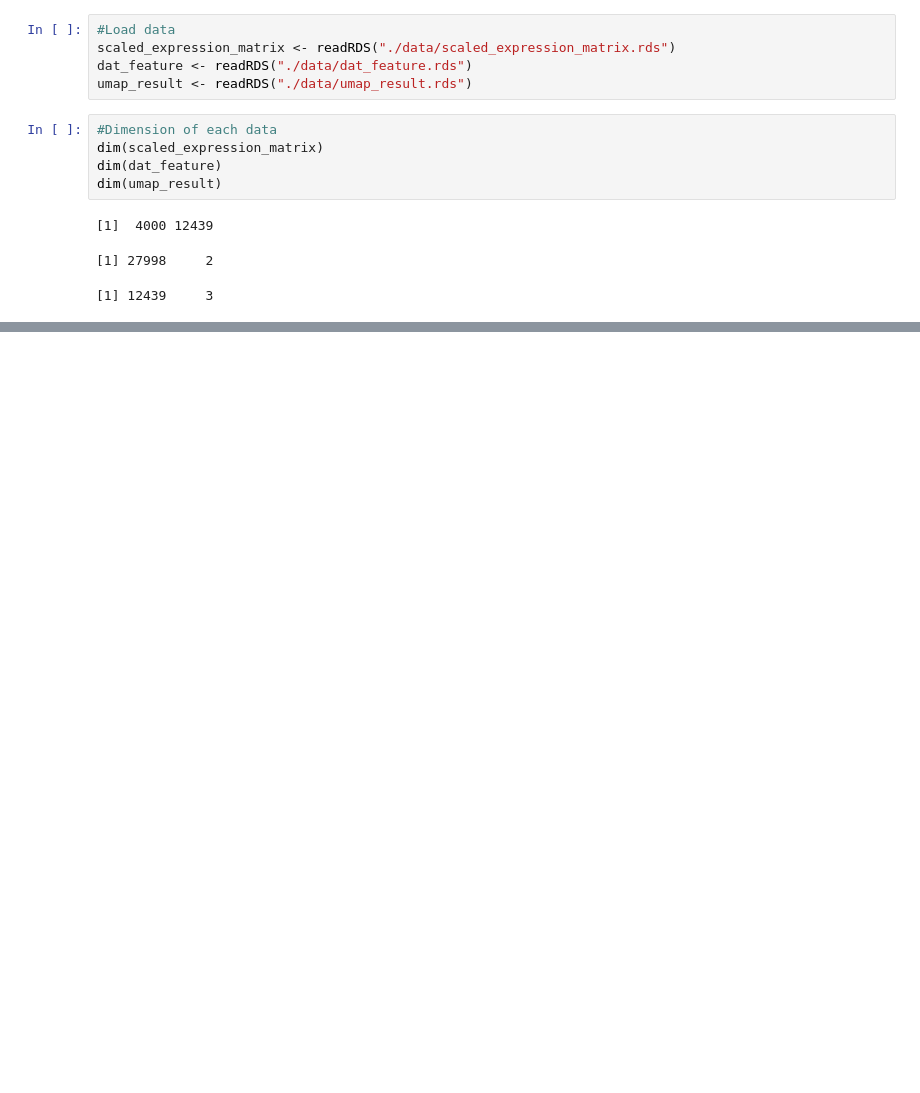
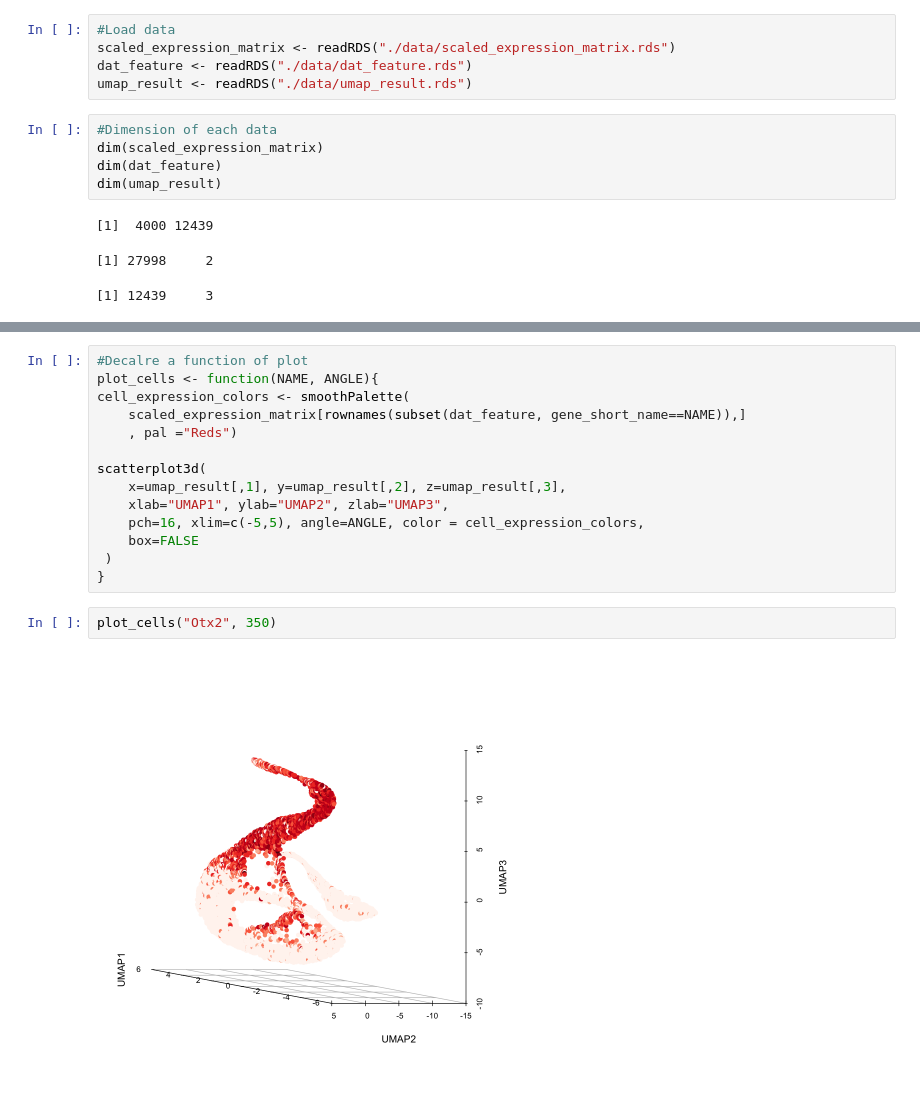
Before and after one commit to ironman-tetsuo/Introduction_to_scRNA-seq, a Jupyter notebook: 1_Clark_P2_Retina/plot_umap.ipynb, the cells around one changed output, grey strips where cells are left out. Drawn from its saved outputs; the diff is of its cells as text; blank space fills up the shorter version.

```diff
--- a/1_Clark_P2_Retina/plot_umap.ipynb
+++ b/1_Clark_P2_Retina/plot_umap.ipynb
@@ -31,0 +33,18 @@ dim(umap_result)
+# %%
+#Decalre a function of plot
+plot_cells <- function(NAME, ANGLE){
+cell_expression_colors <- smoothPalette(
+    scaled_expression_matrix[rownames(subset(dat_feature, gene_short_name==NAME)),]
+    , pal ="Reds")
+
+scatterplot3d(
+    x=umap_result[,1], y=umap_result[,2], z=umap_result[,3],
+    xlab="UMAP1", ylab="UMAP2", zlab="UMAP3",
+    pch=16, xlim=c(-5,5), angle=ANGLE, color = cell_expression_colors,
+    box=FALSE
+ )
+}
+# %%
+plot_cells("Otx2", 350)
+# %% [output]
+[figure, added]
```
Also changed, not shown: parts of 2 cells of this notebook.
